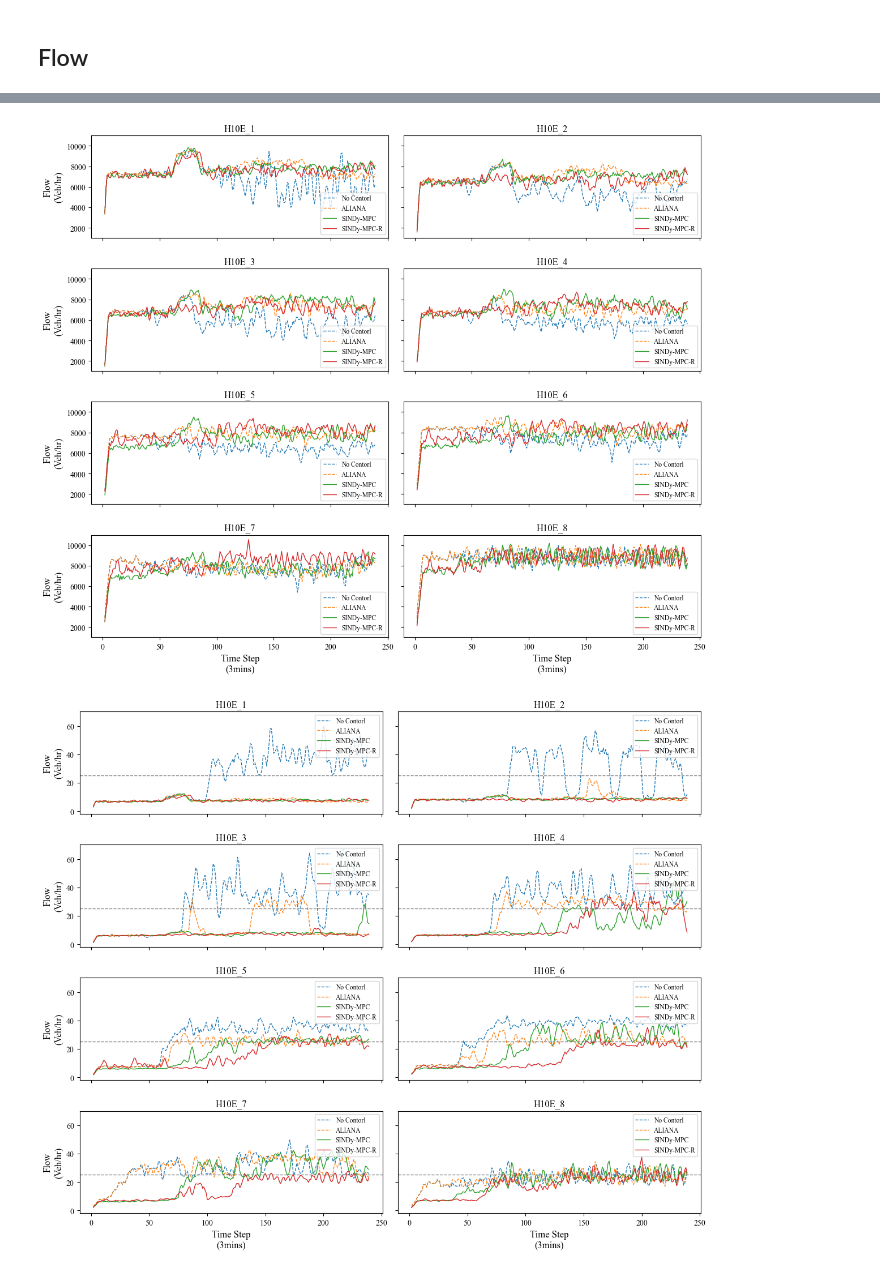
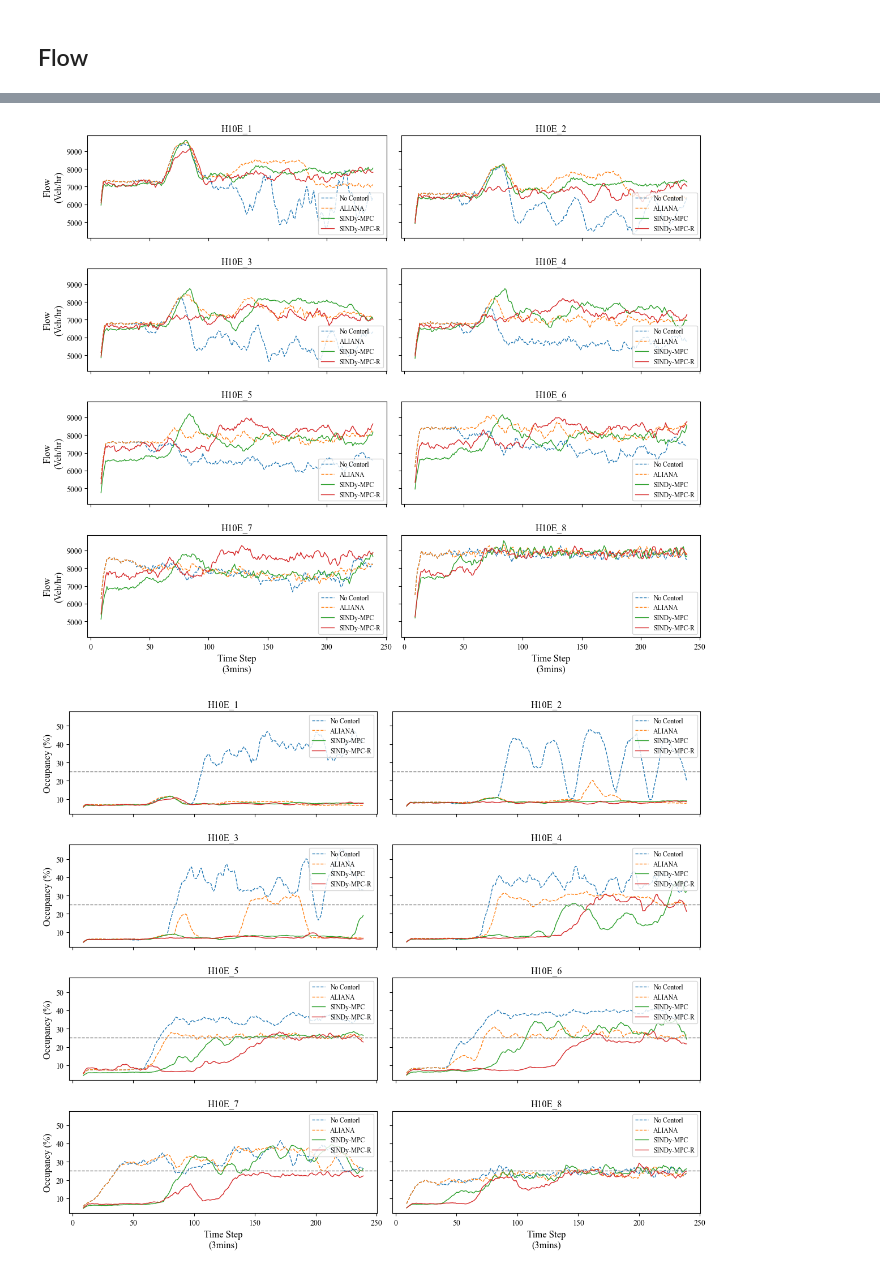
Before and after one commit to wzh96/SUMO_TrafficNetwork, a Jupyter notebook: Plots.ipynb, the cells around one changed output, grey strips where cells are left out. Cells and saved outputs as stored; diff of their text form; code cells hidden in the pictures.

Commit message:
Update the demand plot

```diff
--- a/Plots.ipynb
+++ b/Plots.ipynb
@@ -42,6 +42,6 @@ fig.savefig('Figures/Ramp_Rate.png', dpi=300)
 # %%
 # moving average
-window_size = 3
+window_size = 10
 flow_all_open = flow_all_open.apply(lambda x: x.rolling(window=window_size).mean() if x.dtype.kind in 'biufc' else x).dropna()
 
 flow_all_ALIANA = flow_all_ALIANA.apply(lambda x: x.rolling(window=window_size).mean() if x.dtype.kind in 'biufc' else x).dropna()
@@ -83,32 +83,32 @@ plt.rcParams['font.family'] = 'Times New Roman'
 plt.show()
 fig.savefig('Figures/Flow_Plot.png', dpi=300)
 # %% [output]
-[figure, old version]
+[figure, new version]
 # %%
 fig, axs = plt.subplots(nrows=4, ncols=2, figsize=(12, 10), sharex=True, sharey=True)
 # Plot each column in a separate subplot
 for row in range(4):
     for col in range(2):
         index = row*2 + col
         #axs[row, col].plot(flow_all_close.iloc[:, index], "-", label = 'Ramp Close')
         axs[row, col].plot(occupancy_all_open.iloc[:, index], "--", label = 'No Contorl',linewidth=1)
         axs[row, col].plot(occupancy_all_ALIANA.iloc[:, index], "--", label = 'ALIANA',linewidth=1)
         axs[row, col].plot(occupancy_all_MPC.iloc[:, index], "-", label = 'SINDy-MPC',linewidth=1)
         axs[row, col].plot(occupancy_all_MPC_R.iloc[:, index], "-", label = 'SINDy-MPC-R',linewidth=1)
         axs[row, col].legend(loc='upper right', fontsize='small')
         axs[row, col].axhline(y=25, color='gray', linestyle='--', linewidth=1)  # Adding horizontal dashed line
         axs[row, col].set_title(flow_all_ALIANA.columns[index], fontsize=12)
 
 for col in range(2):
     axs[3,col].set_xlabel('Time Step\n(3mins)', fontsize = 12)
 
 for row in range(4):
-    axs[row,0].set_ylabel('Flow\n(Veh/hr)', fontsize = 12)
+    axs[row,0].set_ylabel('Occupancy (%)', fontsize = 12)
 # Show the figure
 plt.tight_layout()
 plt.subplots_adjust(hspace=0.3, wspace=0.05)
 plt.rcParams['font.family'] = 'Times New Roman'
 plt.show()
 fig.savefig('Figures/Occu_Plot.png', dpi=300)
 # %% [output]
-[figure, old version]
+[figure, new version]
```
Also changed, not shown: parts of 3 cells of this notebook, 6 other files.
